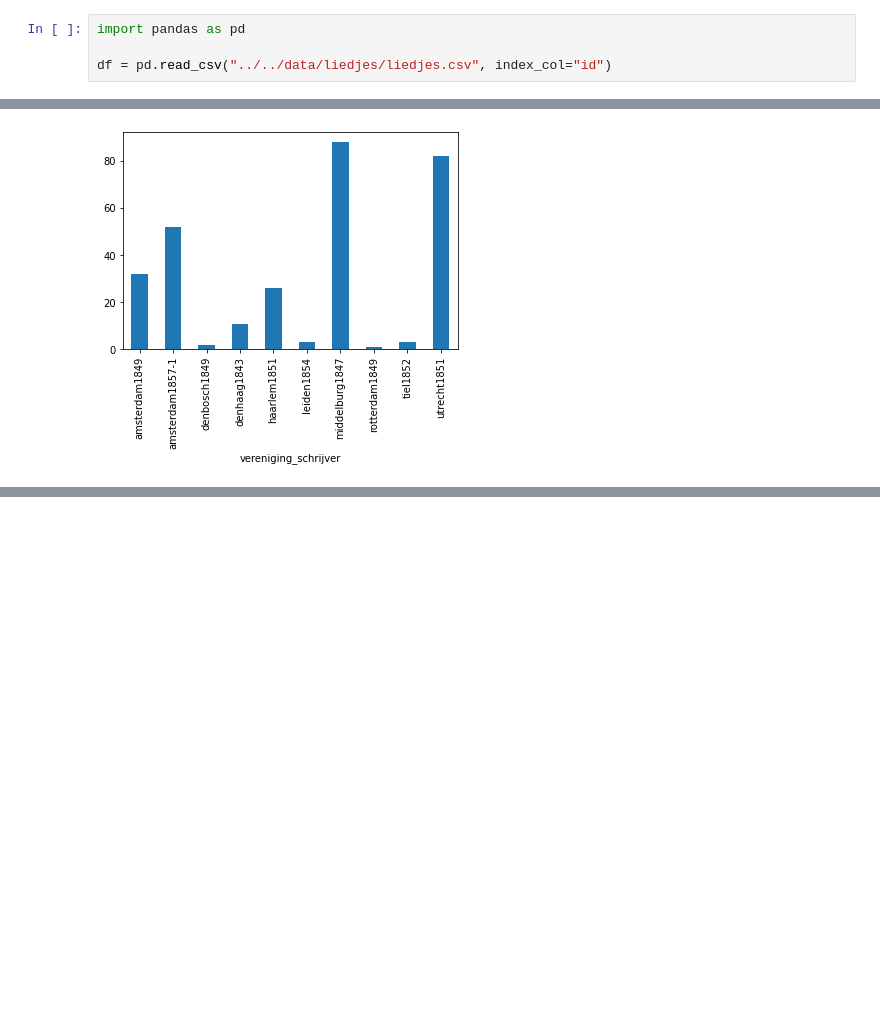
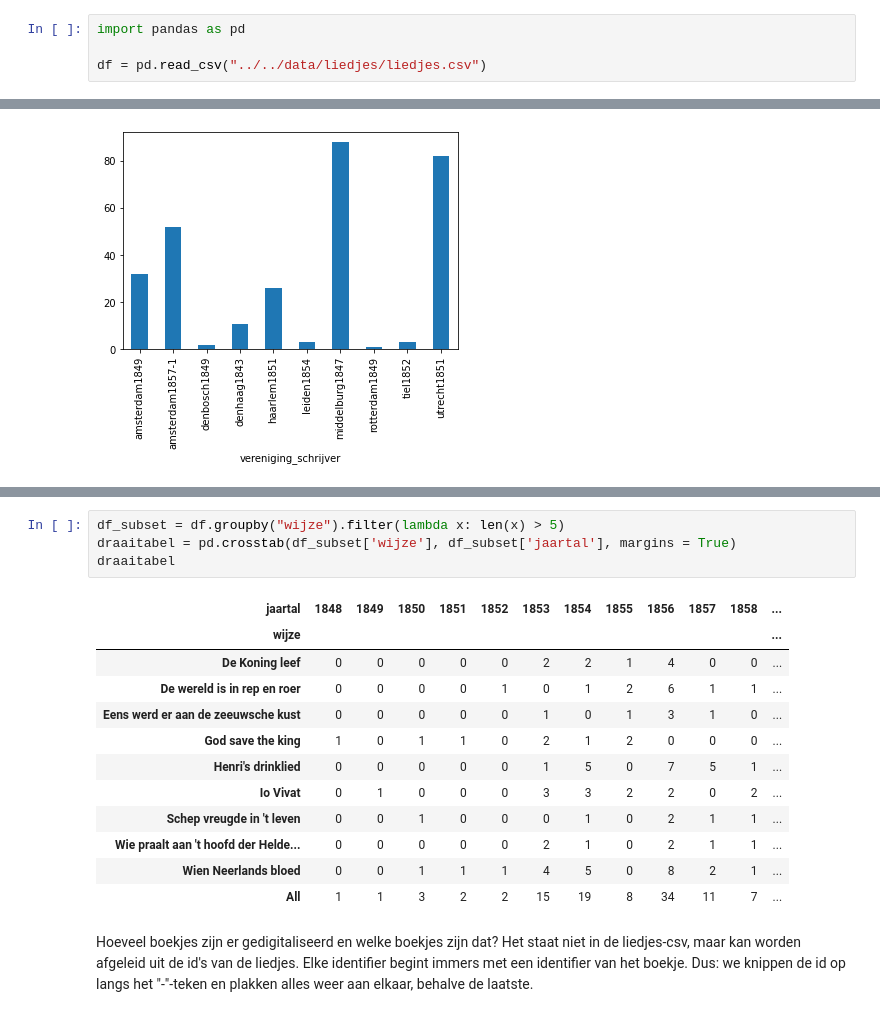
Before and after one commit to ivozandhuis/typografische-verenigingen, a Jupyter notebook: scripts/analyze-liedjes/simple-statistics.ipynb, the cells around one changed output, grey strips where cells are left out. Drawn from its saved outputs; the diff is of its cells as text; blank space fills up the shorter version.

Commit message:
Corrected some errors in the naming of liedjes

```diff
--- a/scripts/analyze-liedjes/simple-statistics.ipynb
+++ b/scripts/analyze-liedjes/simple-statistics.ipynb
@@ -5,7 +14,7 @@ Deze notebook geeft een overzicht van de data die ik weet over de liedjes (die t
 # %%
 import pandas as pd
 
-df = pd.read_csv("../../data/liedjes/liedjes.csv", index_col="id")
+df = pd.read_csv("../../data/liedjes/liedjes.csv")
 # %% [markdown]
 Ik wil een overzicht van het aantal liedjes per jaar en per vereniging. Maar eerst: hoeveel liedjes zijn er in totaal en van hoeveel weten we het jaartal en van hoeveel weten we de vereniging.
 # %%
@@ -78,0 +133,19 @@ df.groupby('vereniging_schrijver').size().plot(kind = "bar")
+# %%
+df_subset = df.groupby("wijze").filter(lambda x: len(x) > 5)
+draaitabel = pd.crosstab(df_subset['wijze'], df_subset['jaartal'], margins = True)
+draaitabel
+# %% [output]
+| jaartal | 1848 | 1849 | 1850 | 1851 | 1852 | 1853 | 1854 | 1855 | 1856 | 1857 | 1858 | ... |
+| wijze |  |  |  |  |  |  |  |  |  |  |  | ... |
+| De Koning leef | 0 | 0 | 0 | 0 | 0 | 2 | 2 | 1 | 4 | 0 | 0 | ... |
+| De wereld is in rep en roer | 0 | 0 | 0 | 0 | 1 | 0 | 1 | 2 | 6 | 1 | 1 | ... |
+| Eens werd er aan de zeeuwsche kust | 0 | 0 | 0 | 0 | 0 | 1 | 0 | 1 | 3 | 1 | 0 | ... |
+| God save the king | 1 | 0 | 1 | 1 | 0 | 2 | 1 | 2 | 0 | 0 | 0 | ... |
+| Henri's drinklied | 0 | 0 | 0 | 0 | 0 | 1 | 5 | 0 | 7 | 5 | 1 | ... |
+| Io Vivat | 0 | 1 | 0 | 0 | 0 | 3 | 3 | 2 | 2 | 0 | 2 | ... |
+| Schep vreugde in 't leven | 0 | 0 | 1 | 0 | 0 | 0 | 1 | 0 | 2 | 1 | 1 | ... |
+| Wie praalt aan 't hoofd der Helde... | 0 | 0 | 0 | 0 | 0 | 2 | 1 | 0 | 2 | 1 | 1 | ... |
+| Wien Neerlands bloed | 0 | 0 | 1 | 1 | 1 | 4 | 5 | 0 | 8 | 2 | 1 | ... |
+| All | 1 | 1 | 3 | 2 | 2 | 15 | 19 | 8 | 34 | 11 | 7 | ... |
+# %% [markdown]
+Hoeveel boekjes zijn er gedigitaliseerd en welke boekjes zijn dat? Het staat niet in de liedjes-csv, maar kan worden afgeleid uit de id's van de liedjes. Elke identifier begint immers met een identifier van het boekje. Dus: we knippen de id op langs het "-"-teken en plakken alles weer aan elkaar, behalve de laatste.
```
Also changed, not shown: parts of 8 cells of this notebook, 2 other files.
